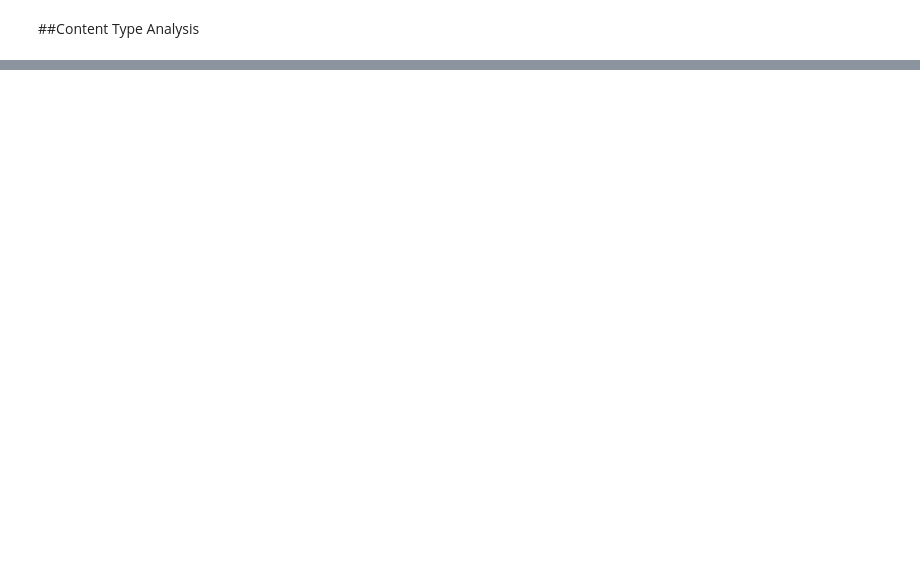
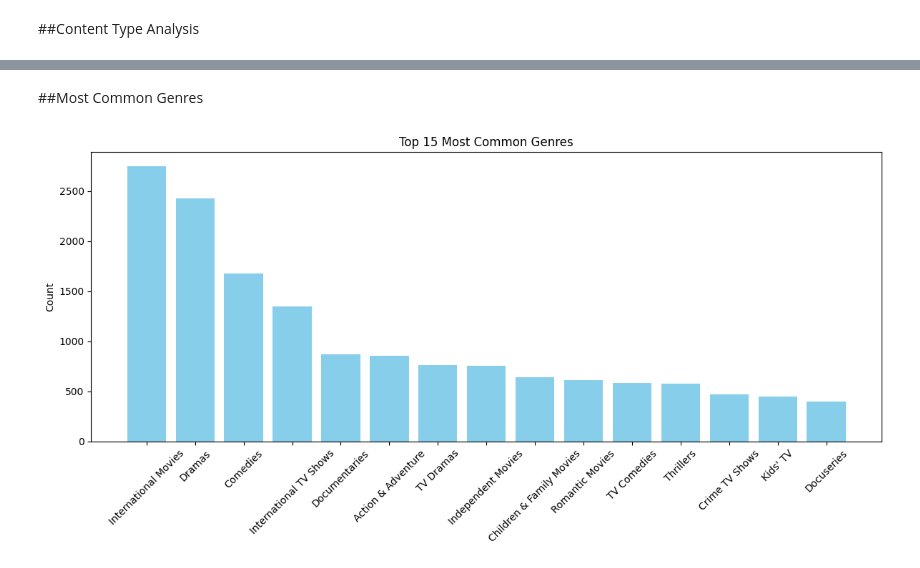
Before and after one commit to Marwa-Chouhdary/Data-Science-Projects, a Jupyter notebook: Netflix_Content_Analysis.ipynb, the cells around one changed output, grey strips where cells are left out. Saved outputs shown, nothing was run; the diff lists cells and outputs as text; code cells hidden in the pictures; blank space fills up the shorter version.

```diff
--- a/Netflix_Content_Analysis.ipynb
+++ b/Netflix_Content_Analysis.ipynb
@@ -68,0 +83,24 @@ For example, when doing 'df[col].method(value, inplace=True)', try using 'df.met
+# %% [markdown]
+##Most Common Genres
+# %%
+from collections import Counter
+
+# Split all genres into a flat list
+all_genres = ','.join(df['listed_in']).split(',')
+
+# Clean and count
+genre_counts = Counter([genre.strip() for genre in all_genres])
+
+# Top 15 genres
+top_genres = dict(genre_counts.most_common(15))
+
+# Bar chart
+plt.figure(figsize=(12,6))
+plt.bar(top_genres.keys(), top_genres.values(), color='skyblue')
+plt.xticks(rotation=45)
+plt.title('Top 15 Most Common Genres')
+plt.ylabel('Count')
+plt.tight_layout()
+plt.show()
+# %% [output]
+[figure, added]
```
Also changed, not shown: parts of 14 cells of this notebook.
